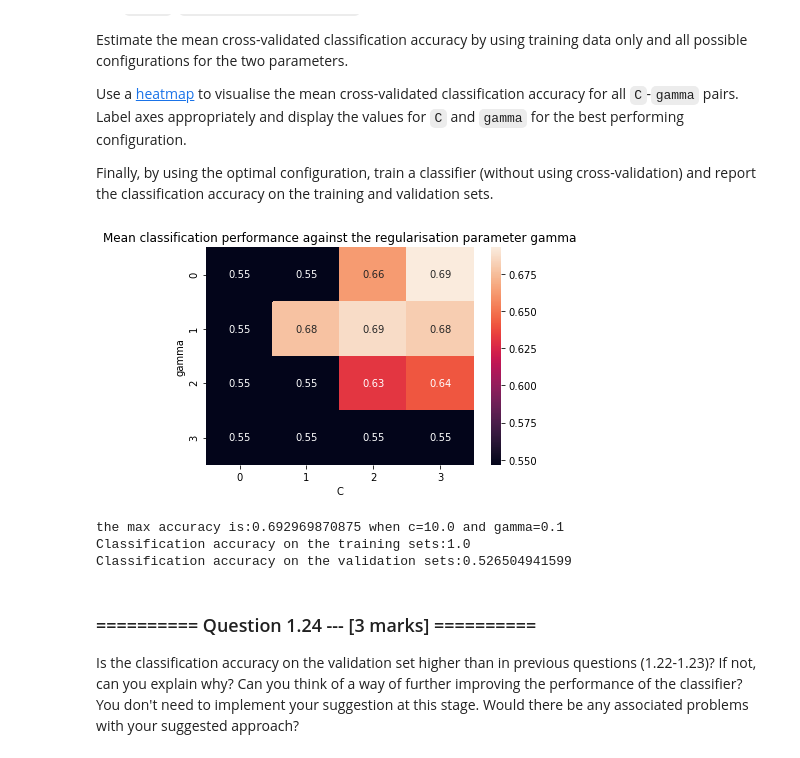
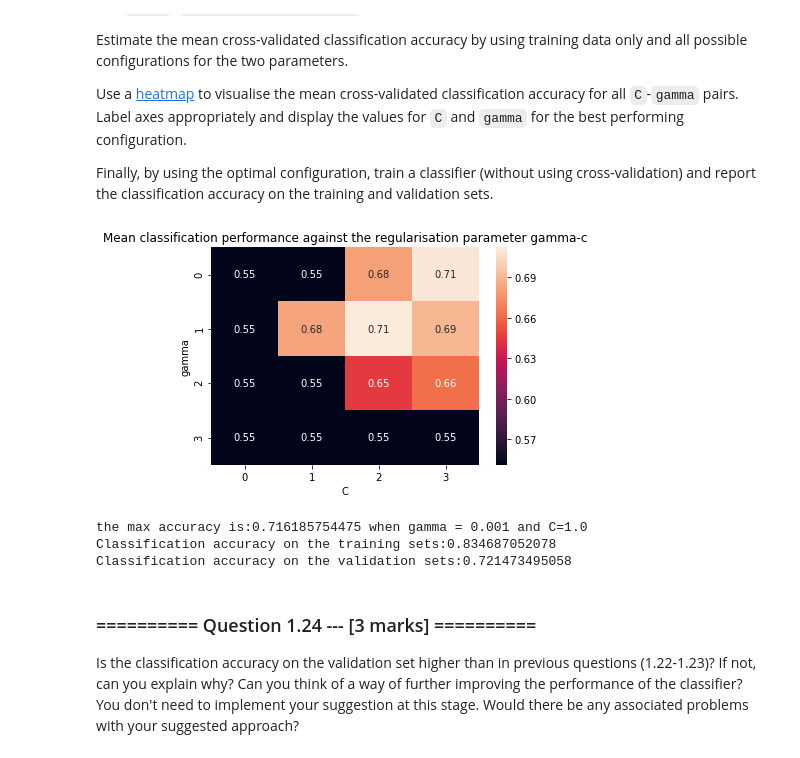
Before and after one commit to JessieWin/1234567, a Jupyter notebook: Downloads/iaml2017-master/07_Assignment_3.ipynb, the cells around one changed output. Saved outputs shown, nothing was run; the diff lists cells and outputs as text; code cells hidden in the pictures.

```diff
--- a/Downloads/iaml2017-master/07_Assignment_3.ipynb
+++ b/Downloads/iaml2017-master/07_Assignment_3.ipynb
@@ -220,7 +221,6 @@ Train a [`LogisticRegression`](http://scikit-learn.org/0.17/modules/generated/sk
 # Your code goes here
 lr = LogisticRegression(solver='lbfgs')
 lr.fit(X_tr, y_tr)
-lr.fit(X_val, y_val)
 print('Classification accuracy on training set: {:.3f}'.format(lr.score(X_tr, y_tr)))
 print('Classification accuracy on validation set: {:.3f}'.format(lr.score(X_val, y_val)))
 # %% [output]
@@ -621,21 +621,24 @@ for k, (train_index, test_index) in enumerate(kf.split(X_ttr,y_tr)):
     j=0
     for g in gamma:
         rbf_svc = svm.SVC(kernel='rbf', gamma=g, C=C)
-        rbf_svc.fit(X_ttr[train], y_tr[train])
-        acc = rbf_svc.score(X_ttr[test], y_tr[test])
+        rbf_svc.fit(X_ttr[train_index], y_tr[train_index])
+        acc = rbf_svc.score(X_ttr[test_index], y_tr[test_index])
         acc_rbf_gamma[i,j]=acc
         j+=1
     i+=1
 rbf_mean_gamma=acc_rbf_gamma.mean(axis=0)
+#Plot the mean cross-validated classification accuracy against the regularisation parameter
+#C by using a log-scale for the x-axis.
 plt.plot(gamma,rbf_mean_gamma,'o')
-plt.xlabel('C')
+plt.xlabel('gamma')
 plt.xscale("log")
 plt.ylabel('Average classification accuracy')
 plt.title('Mean classification performance against the regularisation parameter gamma')
 plt.show()
 print("the max accuracy is:{} when gamma = {}".format(np.max(rbf_mean_gamma),gamma[np.argmax(rbf_mean_gamma)]))
 
-
+#train a classifier by using the optimal value for these parameter
+# and report the classification accuracy on the training and validation sets.
 rbf_svc_gamma = svm.SVC(kernel='rbf', gamma=gamma[np.argmax(rbf_mean_gamma)], C=C)
 rbf_svc_gamma.fit(X_ttr, y_tr)
 acc_scor3 = rbf_svc_gamma.score(X_ttr, y_tr)
@@ -661,40 +664,44 @@ Finally, by using the optimal configuration, train a classifier (without using c
 # %%
 gamma = np.logspace(-4, -1, 4)
 C = np.logspace(-2, 1, 4)
 acc_rbf_gamma_c= np.zeros((3,4,4))
 i=0
 for k, (train_index, test_index) in enumerate(kf.split(X_ttr,y_tr)):
     j=0
     for g in gamma:
         k=0
         for c in C:
             rbf_svc = svm.SVC(kernel='rbf', gamma=g, C=c)
-            rbf_svc.fit(X_ttr[train], y_tr[train])
-            acc = rbf_svc.score(X_ttr[test], y_tr[test])
+            rbf_svc.fit(X_ttr[train_index], y_tr[train_index])
+            acc = rbf_svc.score(X_ttr[test_index], y_tr[test_index])
             acc_rbf_gamma_c[i,j,k]=acc
             k+=1
         j+=1
     i+=1
 rbf_mean_gamma_c=acc_rbf_gamma_c.mean(axis=0)
+
 ax = sns.heatmap(rbf_mean_gamma_c,annot=True)
 plt.xlabel('C')
 plt.ylabel('gamma')
-plt.title('Mean classification performance against the regularisation parameter gamma')
+plt.title('Mean classification performance against the regularisation parameter gamma-c')
 plt.show()
-print("the max accuracy is:{} when c={} and gamma={}".format(np.max(rbf_mean_gamma_c),C[np.argmax(rbf_mean_gamma_c)],gamma[np.argmax(rbf_mean_gamma_c)]))
+idx=unravel_index(rbf_mean_gamma_c.argmax(),rbf_mean_gamma_c.shape)#uese the index to pick the cvalue of C and gamma
+ca=C[idx[1]]
+ga=gamma[idx[0]]
+print("the max accuracy is:{} when gamma = {} and C={}".format(np.max(rbf_mean_gamma),ga,ca))
 
 
-rbf_svc_gamma_c = svm.SVC(kernel='rbf', gamma=gamma[np.argmax(rbf_mean_gamma_c)], C=C[np.argmax(rbf_mean_gamma_c)])
+rbf_svc_gamma_c = svm.SVC(kernel='rbf', C=ca,gamma=ga)
 rbf_svc_gamma_c.fit(X_ttr, y_tr)
 acc_scor5 = rbf_svc_gamma_c.score(X_ttr, y_tr)
 acc_scor6 = rbf_svc_gamma_c.score(X_tval, y_val)
 print('Classification accuracy on the training sets:{}'.format(acc_scor5))
 print('Classification accuracy on the validation sets:{}'.format(acc_scor6))
 # %% [output]
-[figure, old version]
+[figure, new version]
-the max accuracy is:0.692969870875 when c=10.0 and gamma=0.1
-Classification accuracy on the training sets:1.0
-Classification accuracy on the validation sets:0.526504941599
+the max accuracy is:0.716185754475 when gamma = 0.001 and C=1.0
+Classification accuracy on the training sets:0.834687052078
+Classification accuracy on the validation sets:0.721473495058
 # %% [markdown]
 ### ========== Question 1.24 --- [3 marks] ==========
 Is the classification accuracy on the validation set higher than in previous questions (1.22-1.23)? If not, can you explain why? Can you think of a way of further improving the performance of the classifier? You don't need to implement your suggestion at this stage. Would there be any associated problems with your suggested approach?
```
Also changed, not shown: parts of 13 cells of this notebook.
